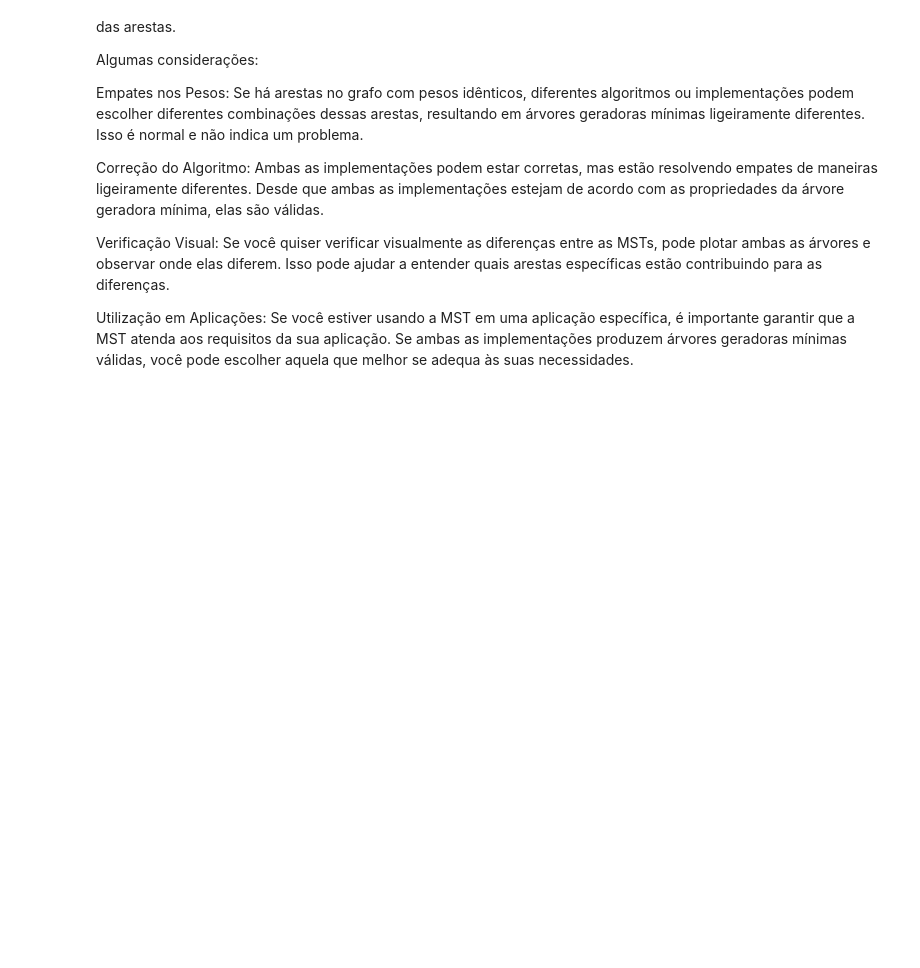
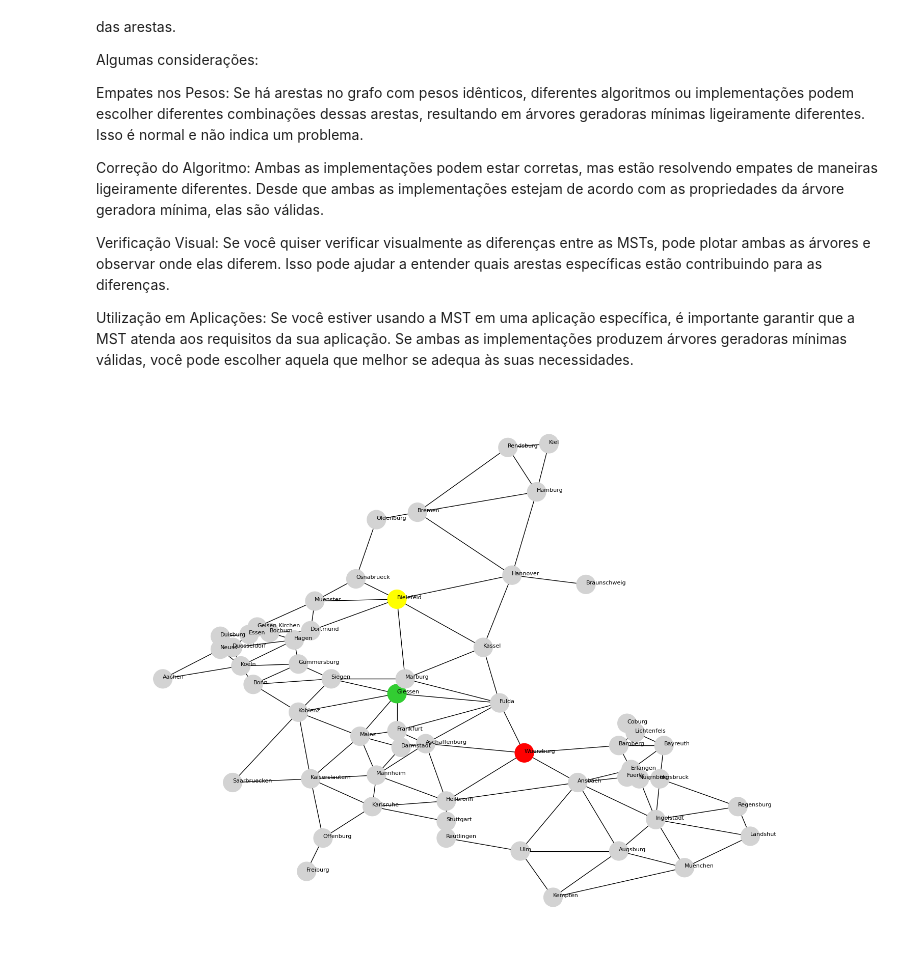
Before and after one commit to em4nuelvt/routeOtimization, a Jupyter notebook: main.ipynb, the cells around one changed output. Saved outputs shown, nothing was run; the diff lists cells and outputs as text; code cells hidden in the pictures; blank space fills up the shorter version.

```diff
--- a/main.ipynb
+++ b/main.ipynb
@@ -733,3 +735,66 @@ Correção do Algoritmo: Ambas as implementações podem estar corretas, mas est
 Verificação Visual: Se você quiser verificar visualmente as diferenças entre as MSTs, pode plotar ambas as árvores e observar onde elas diferem. Isso pode ajudar a entender quais arestas específicas estão contribuindo para as diferenças.
 
 Utilização em Aplicações: Se você estiver usando a MST em uma aplicação específica, é importante garantir que a MST atenda aos requisitos da sua aplicação. Se ambas as implementações produzem árvores geradoras mínimas válidas, você pode escolher aquela que melhor se adequa às suas necessidades.
+# %%
+import networkx as nx
+import matplotlib.pyplot as plt
+import numpy as np
+import pandas as pd
+
+# Caminho para o arquivo CSV
+caminho_arquivo = 'dataset/saida.csv'
+
+# Carregar o CSV para um DataFrame do pandas
+df = pd.read_csv(caminho_arquivo)
+
+# Ler nomes das cidades
+with open('59 cidades alemãs/nomes.txt', 'r', encoding='utf-8') as nomes_file:
+    nomes = [linha.strip() for linha in nomes_file]
+
+# Ler coordenadas das cidades
+with open('59 cidades alemãs/coordenadas.txt', 'r') as coordenadas_file:
+    coordenadas = [tuple(map(float, linha.strip().split())) for linha in coordenadas_file]
+
+# Criar o dicionário de cidades
+cidades = dict(zip(nomes, coordenadas))
+
+# Criar grafo
+G = nx.Graph()
+
+# Adicionar nós com as coordenadas específicas
+for cidade, coordenada in cidades.items():
+    G.add_node(cidade, pos=coordenada)
+
+# Adicionar arestas do dataframe
+for index, row in df.iterrows():
+    G.add_edge(row['Origem'], row['Destino'], Distancia=row['Distancia'])
+
+# Criar uma lista de cores para os nós
+cores = ['lightgrey'] * len(G.nodes)
+
+# Definir cores específicas para as cidades desejadas
+cores[nomes.index('Wuerzburg')] = 'red'
+cores[nomes.index('Bielefeld')] = 'yellow'
+cores[nomes.index('Giessen')] =  'limegreen'
+
+# Criar a figura com tamanho específico
+plt.figure(figsize=(18, 14))
+
+# Desenhar nós com cores específicas
+nx.draw_networkx_nodes(G, pos=nx.get_node_attributes(G, 'pos'), node_size=700, node_color=cores, cmap='viridis')
+
+# Desenhar arestas
+nx.draw_networkx_edges(G, pos=nx.get_node_attributes(G, 'pos'), width=1)
+
+# Adicionar rótulos (nomes) para cada cidade
+for cidade, coordenada in cidades.items():
+    plt.text(coordenada[0], coordenada[1], cidade, fontsize=8)
+
+# Adicionar rótulos aos eixos
+plt.xlabel('Coordenada X')
+plt.ylabel('Coordenada Y')
+
+plt.axis('off')
+plt.show()
+# %% [output]
+[figure, added]
```
Also changed, not shown: parts of 2 cells of this notebook, 4 other files.
